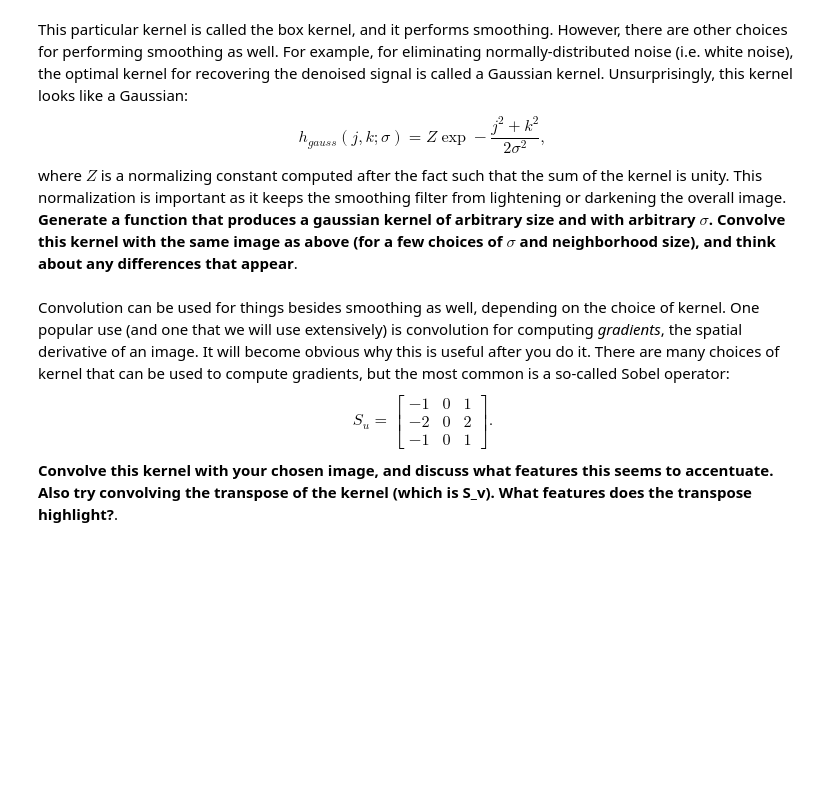
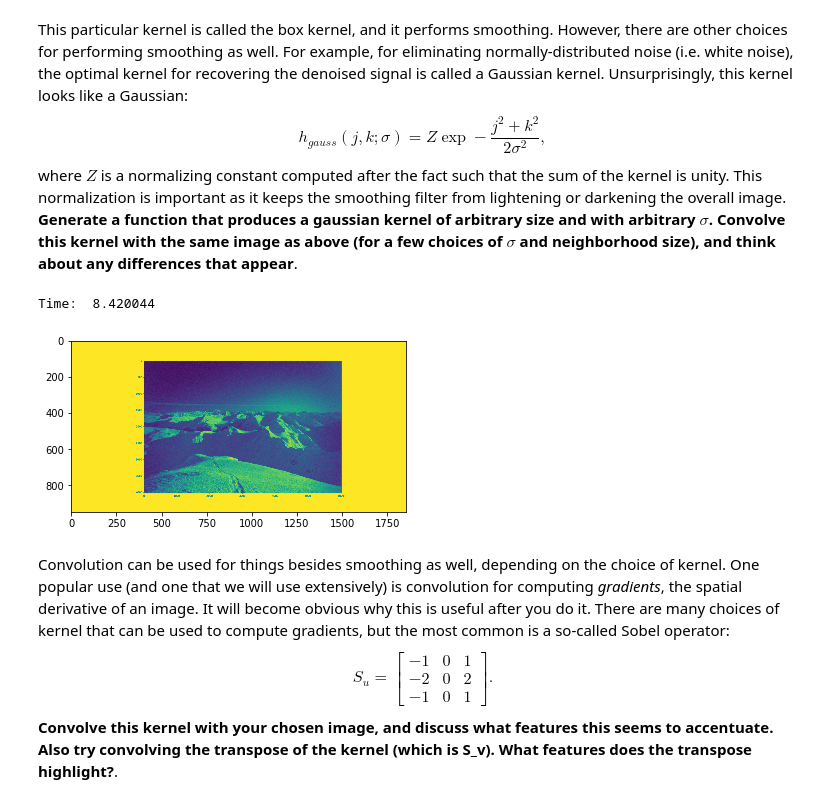
Before and after one commit to RutilusVulpes/190201_convolution_and_filtering, a Jupyter notebook: convolution.ipynb, the cells around one changed output. Cells and saved outputs as stored; diff of their text form; code cells hidden in the pictures; blank space fills up the shorter version.

Commit message:
Updated test.py to calculate gauss kernel

```diff
--- a/convolution.ipynb
+++ b/convolution.ipynb
@@ -66,6 +69,23 @@ $$
 h_{gauss}(j,k;\sigma) = Z \exp -\frac{j^2 + k^2}{2\sigma^2},
 $$
 where $Z$ is a normalizing constant computed after the fact such that the sum of the kernel is unity.  This normalization is important as it keeps the smoothing filter from lightening or darkening the overall image.  **Generate a function that produces a gaussian kernel of arbitrary size and with arbitrary $\sigma$.  Convolve this kernel with the same image as above (for a few choices of $\sigma$ and neighborhood size), and think about any differences that appear**.
+# %%
+import numpy as np
+import math as mt
+def gauss_kernal(size, var):
+    kernel = np.zeros(shape=(size,size))
+    for i in range(size):
+        for j in range(size):
+            kernel[i][j] = mt.exp( -((i - (size-1)/2)**2 + (j - (size-1)/2)**2 )/(2*var*var))
+    return kernel
+
+
+gauss_kernal = gauss_kernal(3,2)
+gauss_filtered = convolve(I_gray,gauss_kernal)
+im3 = plt.imshow(gauss_filtered)
+# %% [output]
+Time:  8.420044
+[figure, added]
 # %% [markdown]
 Convolution can be used for things besides smoothing as well, depending on the choice of kernel.  One popular use (and one that we will use extensively) is convolution for computing *gradients*, the spatial derivative of an image.  It will become obvious why this is useful after you do it.  There are many choices of kernel that can be used to compute gradients, but the most common is a so-called Sobel operator:
 $$
```
Also changed, not shown: parts of 1 cell of this notebook, 3 other files.
